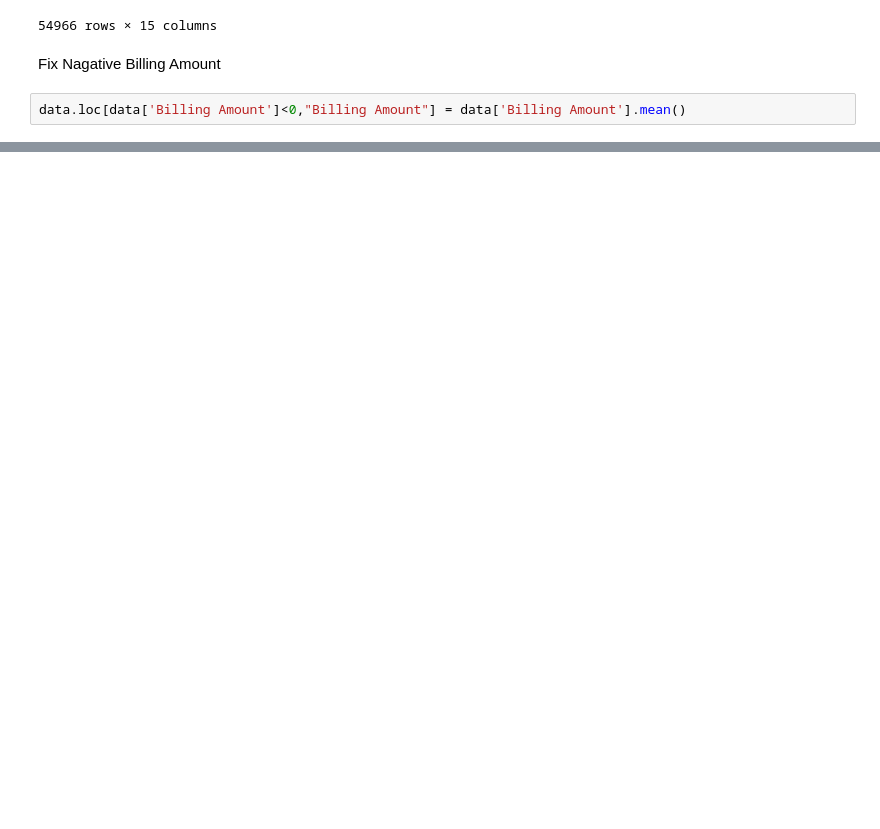
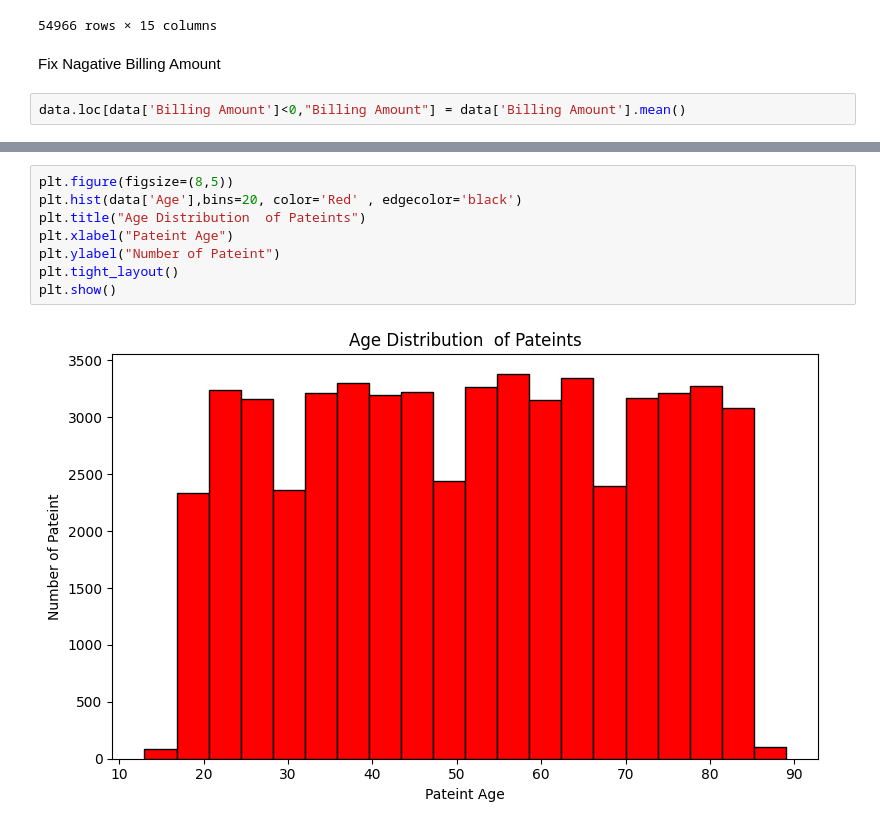
Before and after one commit to sarfarazsaba11/EDA-practice-, a Jupyter notebook: healthcare_data/clean.ipynb, the cells around one changed output, grey strips where cells are left out. Cells and saved outputs as stored; diff of their text form; blank space fills up the shorter version.

```diff
--- a/healthcare_data/clean.ipynb
+++ b/healthcare_data/clean.ipynb
@@ -194,0 +304,10 @@ df['Discahrge Date'] = pd.to_datetime(df['Discharge Date '])
+# %%
+plt.figure(figsize=(8,5))
+plt.hist(data['Age'],bins=20, color='Red' , edgecolor='black')
+plt.title("Age Distribution  of Pateints")
+plt.xlabel("Pateint Age")
+plt.ylabel("Number of Pateint")
+plt.tight_layout()
+plt.show()
+# %% [output]
+[figure, added]
```
Also changed, not shown: parts of 16 cells of this notebook.
